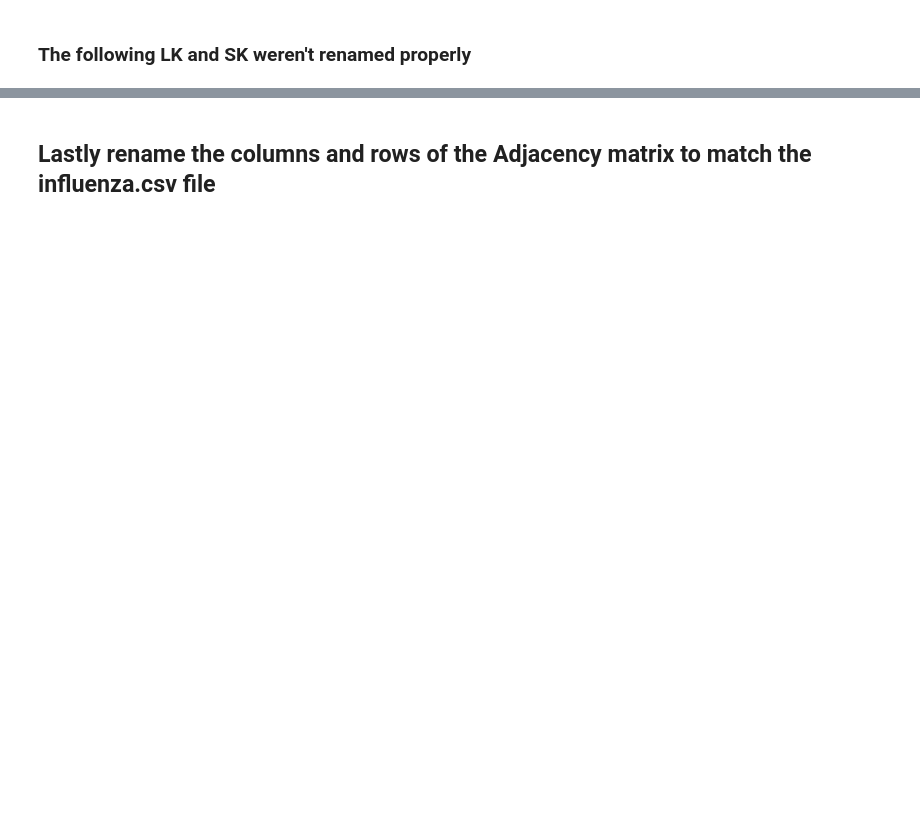
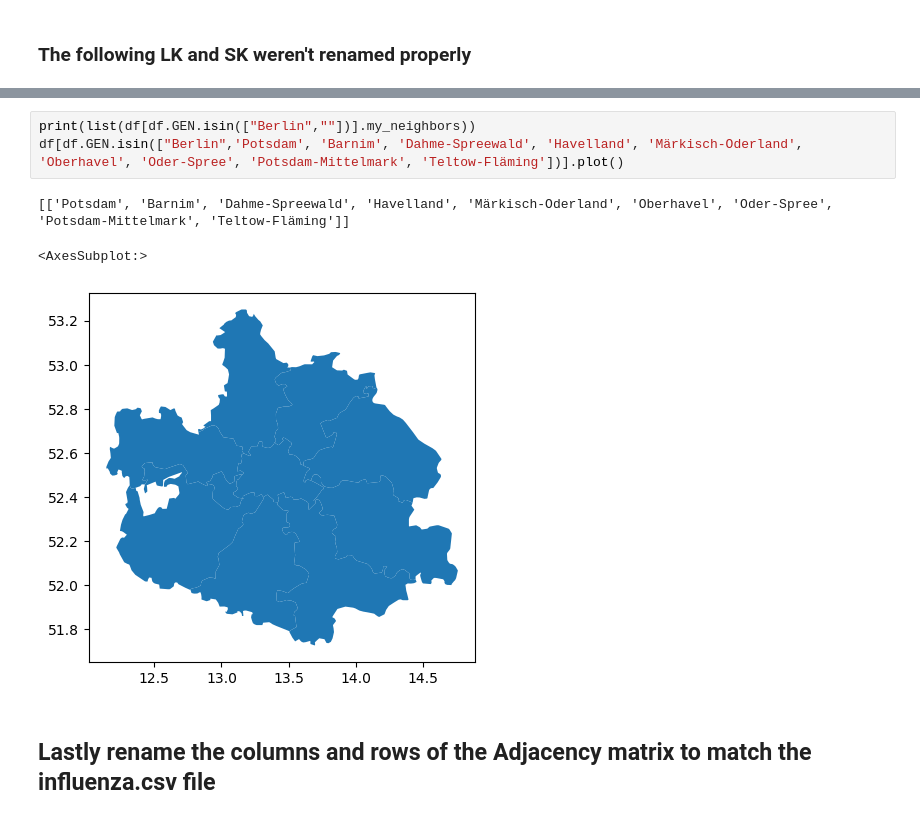
Before and after one commit to Kai-Ref/DeepAR_InfluenzaForecast, a Jupyter notebook: Notebooks/Shapefile.ipynb, the cells around one changed output, grey strips where cells are left out. Drawn from its saved outputs; the diff is of its cells as text; blank space fills up the shorter version.

```diff
--- a/Notebooks/Shapefile.ipynb
+++ b/Notebooks/Shapefile.ipynb
@@ -164,2 +200,9 @@ print(remaining_loc)
+# %%
+print(list(df[df.GEN.isin(["Berlin",""])].my_neighbors))
+df[df.GEN.isin(["Berlin",'Potsdam', 'Barnim', 'Dahme-Spreewald', 'Havelland', 'Märkisch-Oderland', 'Oberhavel', 'Oder-Spree', 'Potsdam-Mittelmark', 'Teltow-Fläming'])].plot()
+# %% [output]
+[['Potsdam', 'Barnim', 'Dahme-Spreewald', 'Havelland', 'Märkisch-Oderland', 'Oberhavel', 'Oder-Spree', 'Potsdam-Mittelmark', 'Teltow-Fläming']]
+<AxesSubplot:>
+[figure, added]
 # %% [markdown]
 ## Lastly rename the columns and rows of the Adjacency matrix to match the influenza.csv file
```
Also changed, not shown: parts of 10 cells of this notebook, 2 other files.
